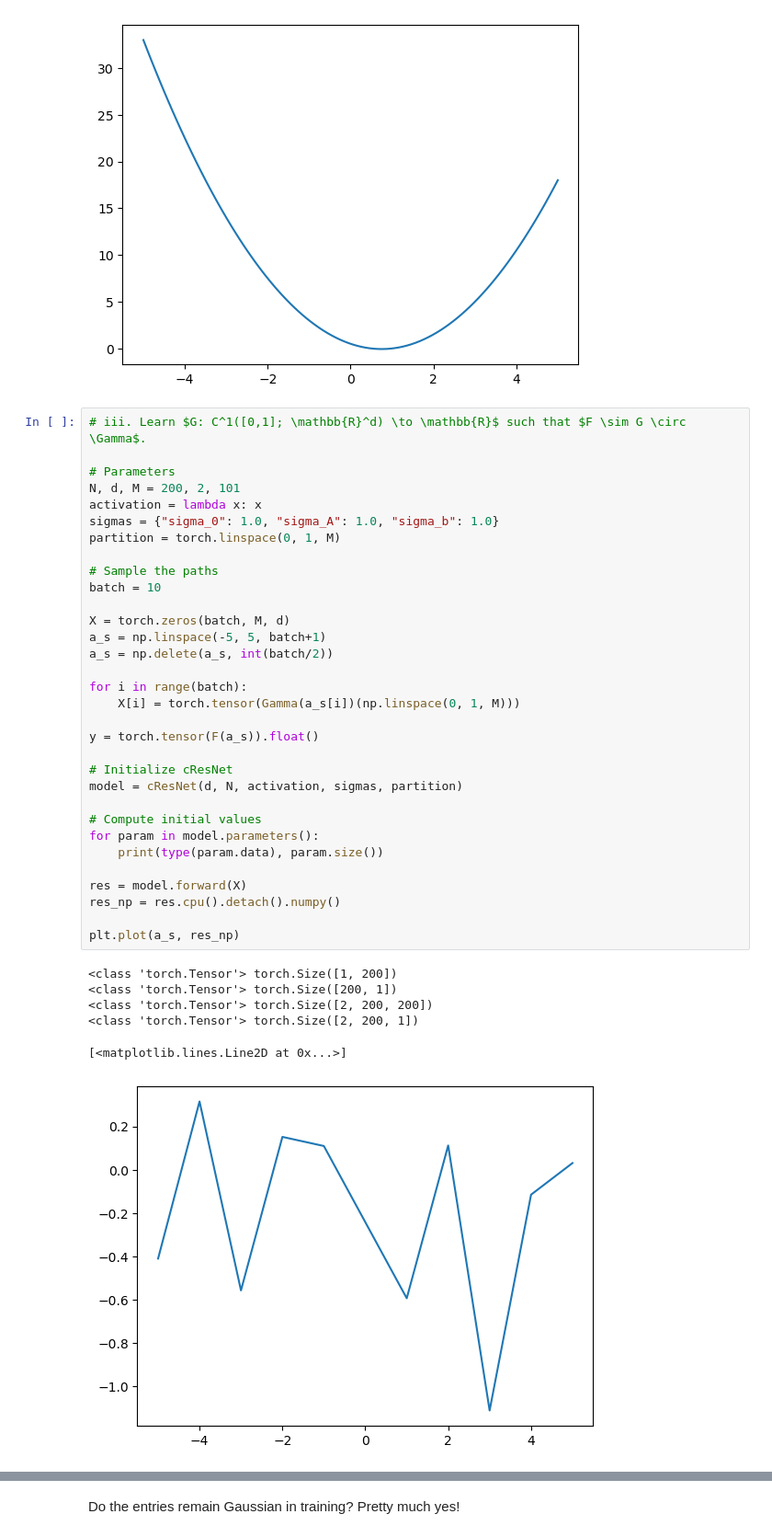
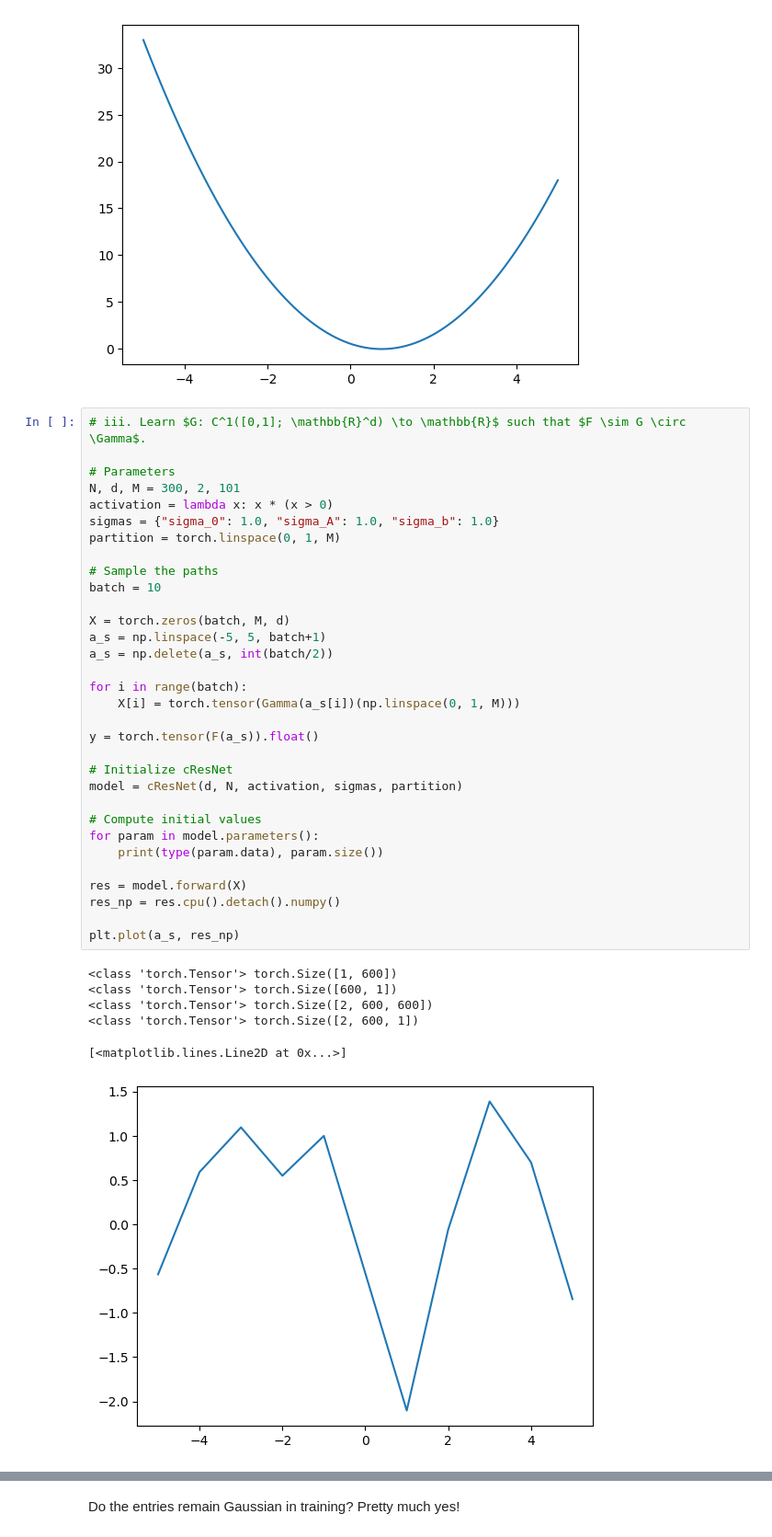
Before and after one commit to MucaCirone/NeuralSignatureKernels, a Jupyter notebook: notebooks/NTK_test.ipynb, the cells around one changed output, grey strips where cells are left out. Shown: that part at 92% size. Saved outputs shown, nothing was run; the diff lists cells and outputs as text.

```diff
--- a/notebooks/NTK_test.ipynb
+++ b/notebooks/NTK_test.ipynb
@@ -105,41 +104,41 @@ plt.plot(params, F(params))
 # iii. Learn $G: C^1([0,1]; \mathbb{R}^d) \to \mathbb{R}$ such that $F \sim G \circ \Gamma$.
 
 # Parameters
-N, d, M = 200, 2, 101
-activation = lambda x: x
+N, d, M = 300, 2, 101
+activation = lambda x: x * (x > 0)
 sigmas = {"sigma_0": 1.0, "sigma_A": 1.0, "sigma_b": 1.0}
 partition = torch.linspace(0, 1, M)
 
 # Sample the paths
 batch = 10
 
 X = torch.zeros(batch, M, d)
 a_s = np.linspace(-5, 5, batch+1)
 a_s = np.delete(a_s, int(batch/2))
 
 for i in range(batch):
     X[i] = torch.tensor(Gamma(a_s[i])(np.linspace(0, 1, M)))
 
 y = torch.tensor(F(a_s)).float()
 
 # Initialize cResNet
 model = cResNet(d, N, activation, sigmas, partition)
 
 # Compute initial values
 for param in model.parameters():
     print(type(param.data), param.size())
 
 res = model.forward(X)
 res_np = res.cpu().detach().numpy()
 
 plt.plot(a_s, res_np)
 # %% [output]
-<class 'torch.Tensor'> torch.Size([1, 200])
-<class 'torch.Tensor'> torch.Size([200, 1])
-<class 'torch.Tensor'> torch.Size([2, 200, 200])
-<class 'torch.Tensor'> torch.Size([2, 200, 1])
+<class 'torch.Tensor'> torch.Size([1, 600])
+<class 'torch.Tensor'> torch.Size([600, 1])
+<class 'torch.Tensor'> torch.Size([2, 600, 600])
+<class 'torch.Tensor'> torch.Size([2, 600, 1])
 [<matplotlib.lines.Line2D at 0x...>]
-[figure, old version]
+[figure, new version]
 # %%
 # Training the model
 EPOCHS, save_state_num, lr = 200, 50, .01
```
Also changed, not shown: parts of 10 cells of this notebook, 1 other file.
